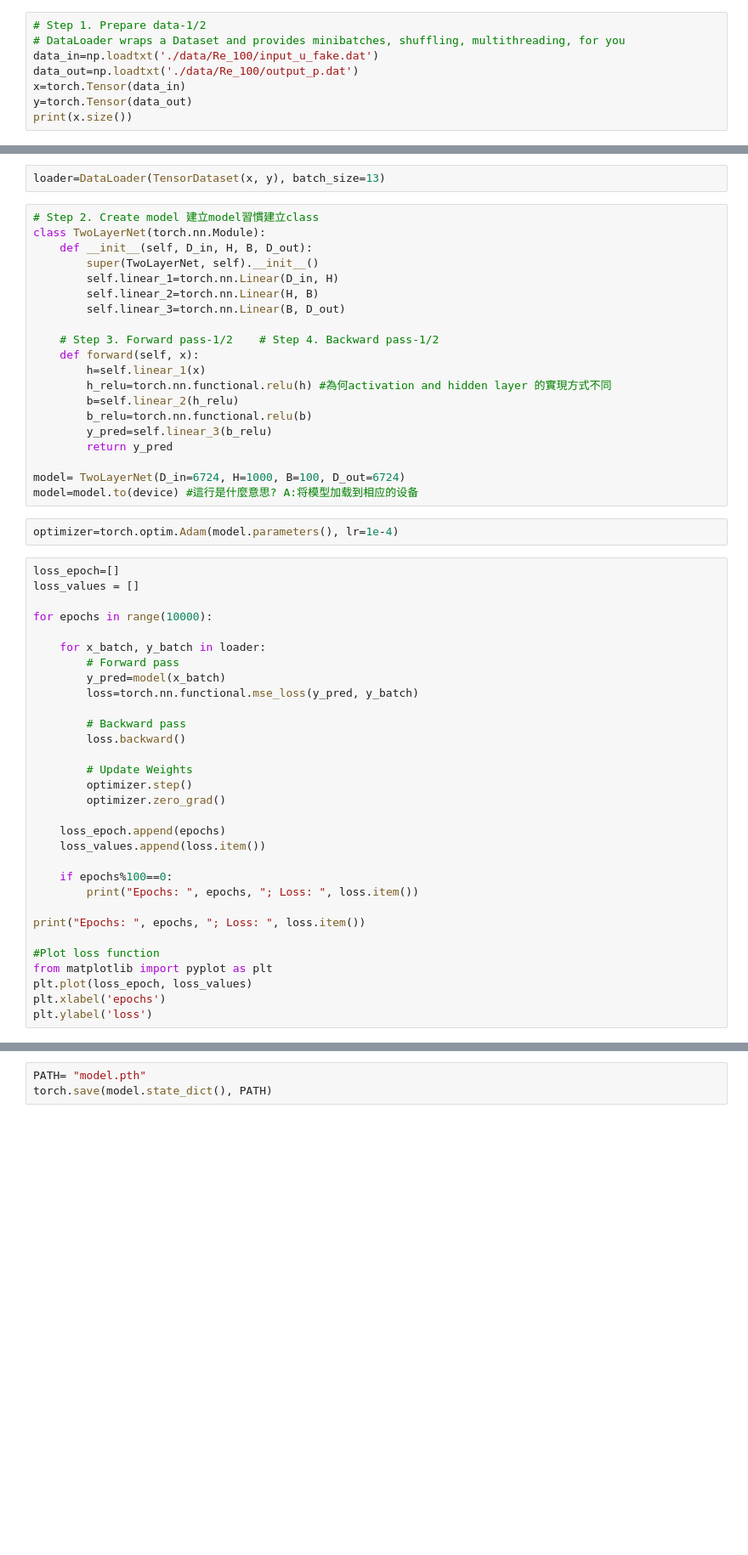
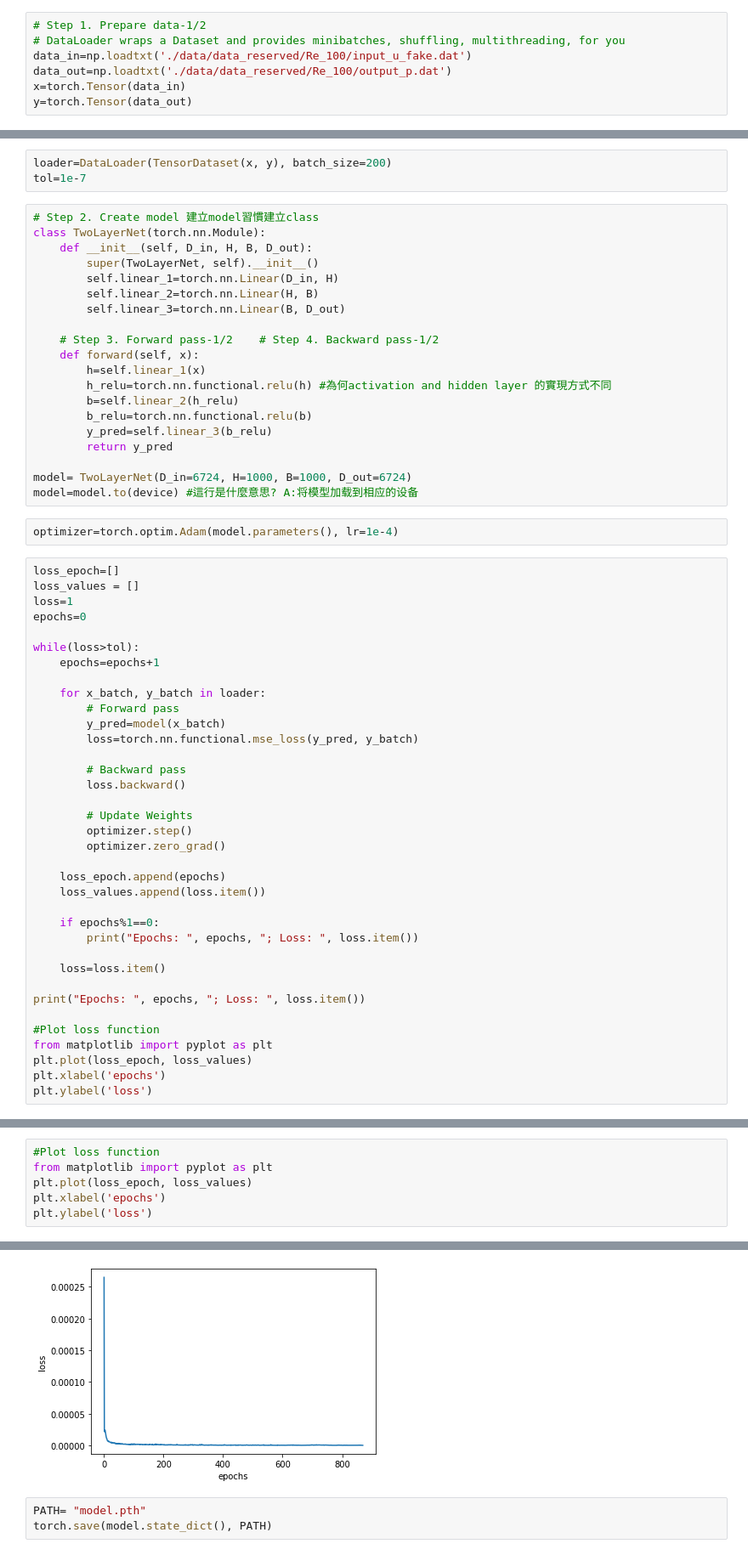
Before and after one commit to EN-Chou/Projection_algorithm-ML, a Jupyter notebook: ML/Training.ipynb, the cells around one changed output, grey strips where cells are left out. Shown: that part at 85% size. Saved outputs shown, nothing was run; the diff lists cells and outputs as text; blank space fills up the shorter version.

```diff
--- a/ML/Training.ipynb
+++ b/ML/Training.ipynb
@@ -7,8 +7,7 @@ device=torch.device('cpu')
 # %%
 # Step 1. Prepare data-1/2
 # DataLoader wraps a Dataset and provides minibatches, shuffling, multithreading, for you
-data_in=np.loadtxt('./data/Re_100/input_u_fake.dat')
-data_out=np.loadtxt('./data/Re_100/output_p.dat')
+data_in=np.loadtxt('./data/data_reserved/Re_100/input_u_fake.dat')
+data_out=np.loadtxt('./data/data_reserved/Re_100/output_p.dat')
 x=torch.Tensor(data_in)
 y=torch.Tensor(data_out)
-print(x.size())
@@ -17,5 +20,6 @@ torch.Size([26, 6724])
 # %%
-loader=DataLoader(TensorDataset(x, y), batch_size=13)
+loader=DataLoader(TensorDataset(x, y), batch_size=200)
+tol=1e-7
 # %%
 # Step 2. Create model 建立model習慣建立class
 class TwoLayerNet(torch.nn.Module):
@@ -34,15 +38,18 @@ class TwoLayerNet(torch.nn.Module):
         y_pred=self.linear_3(b_relu)
         return y_pred
 
-model= TwoLayerNet(D_in=6724, H=1000, B=100, D_out=6724)
+model= TwoLayerNet(D_in=6724, H=1000, B=1000, D_out=6724)
 model=model.to(device) #這行是什麼意思? A:将模型加载到相应的设备
 # %%
 optimizer=torch.optim.Adam(model.parameters(), lr=1e-4)
 # %%
 loss_epoch=[]
 loss_values = []
+loss=1
+epochs=0
 
-for epochs in range(10000):
+while(loss>tol):
+    epochs=epochs+1
 
     for x_batch, y_batch in loader:
         # Forward pass
@@ -59,8 +66,10 @@ for epochs in range(10000):
     loss_epoch.append(epochs)
     loss_values.append(loss.item())
 
-    if epochs%100==0:
+    if epochs%1==0:
         print("Epochs: ", epochs, "; Loss: ", loss.item())
+
+    loss=loss.item()
 
 print("Epochs: ", epochs, "; Loss: ", loss.item())
 
@@ -91,0 +100,7 @@ Text(0, 0.5, 'loss')
+# %%
+#Plot loss function
+from matplotlib import pyplot as plt
+plt.plot(loss_epoch, loss_values)
+plt.xlabel('epochs')
+plt.ylabel('loss')
+# %% [output]
@@ -92,3 +108,4 @@ Text(0, 0.5, 'loss')
+[figure, added]
 # %%
 PATH= "model.pth"
 torch.save(model.state_dict(), PATH)
```
Also changed, not shown: parts of 5 cells of this notebook, 3 other files.
